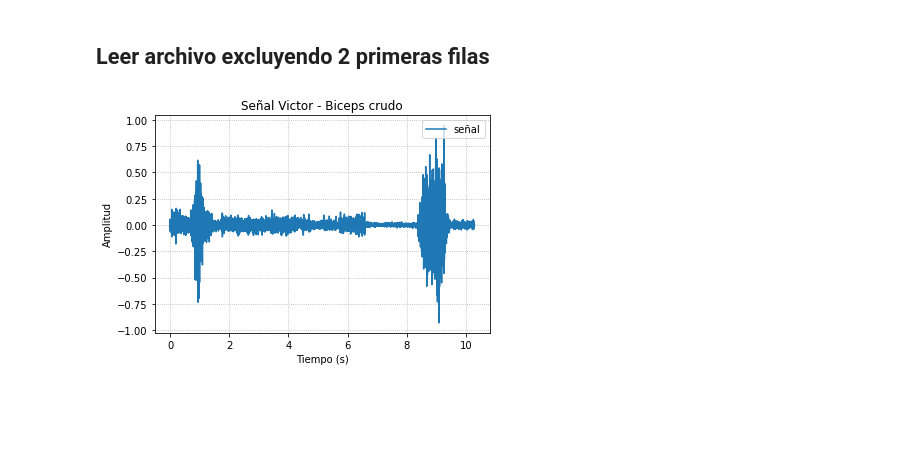
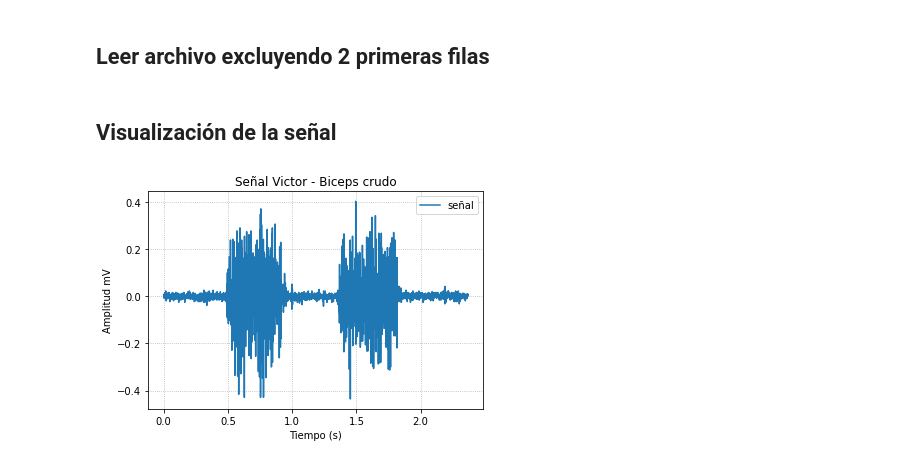
Before and after one commit to fruizg/Introduccion_de_senales, a Jupyter notebook: ISB/Laboratorios/Lab3_EMG/Lecturaseñal1.ipynb, the cells around one changed output. Saved outputs shown, nothing was run; the diff lists cells and outputs as text; code cells hidden in the pictures; blank space fills up the shorter version.

Commit message:
Procesamiento señal EMG

```diff
--- a/ISB/Laboratorios/Lab3_EMG/Lecturaseñal1.ipynb
+++ b/ISB/Laboratorios/Lab3_EMG/Lecturaseñal1.ipynb
@@ -11,8 +11,8 @@ import re
 # %% [markdown]
 ##### Abrir archivo txt
 # %%
-f = open("SenalEMG/Tomo1_victor_biceps.txt","r")
-raw_data = f.readlines()[3] # con f.read() leemos todo el contenido
+f = open("SenalEMG/Tomo6_victor_bicepsEMG.txt","r")
+raw_data = f.readlines()[1] # con f.read() leemos todo el contenido
 f.close()
 
 raw_data
@@ -36,19 +36,21 @@ print(f" Fs={Fs} hz\n Ts={Ts} s")
 # %% [markdown]
 ## Leer archivo excluyendo 2 primeras filas
 # %%
-array = np.genfromtxt("SenalEMG/Tomo1_victor_biceps.txt", delimiter="\t",skip_header = 3)
+array = np.genfromtxt("SenalEMG/Tomo6_victor_bicepsEMG.txt", delimiter="\t",skip_header = 3)
+# %% [markdown]
+## Visualización de la señal
 # %%
 bits = 10
 voltaje_ref = 3.3
-y = (array[ :, 5]) * voltaje_ref /(2**bits)
+y = (array[ :, 5]) * voltaje_ref /(2**bits - 1)
 y = y - np.mean(y)
 t = np.arange(0,len(y) * Ts, Ts)
 plt.plot(t, y, label="señal")
 plt.title("Señal Victor - Biceps crudo")    # graficamos la señal
 plt.grid(linestyle=":")
 plt.xlabel("Tiempo (s)")
-plt.ylabel("Amplitud")
+plt.ylabel("Amplitud mV")
 plt.legend(loc="upper right")
 plt.show()
 # %% [output]
-[figure, old version]
+[figure, new version]
```
Also changed, not shown: parts of 4 cells of this notebook, 2 other files.
